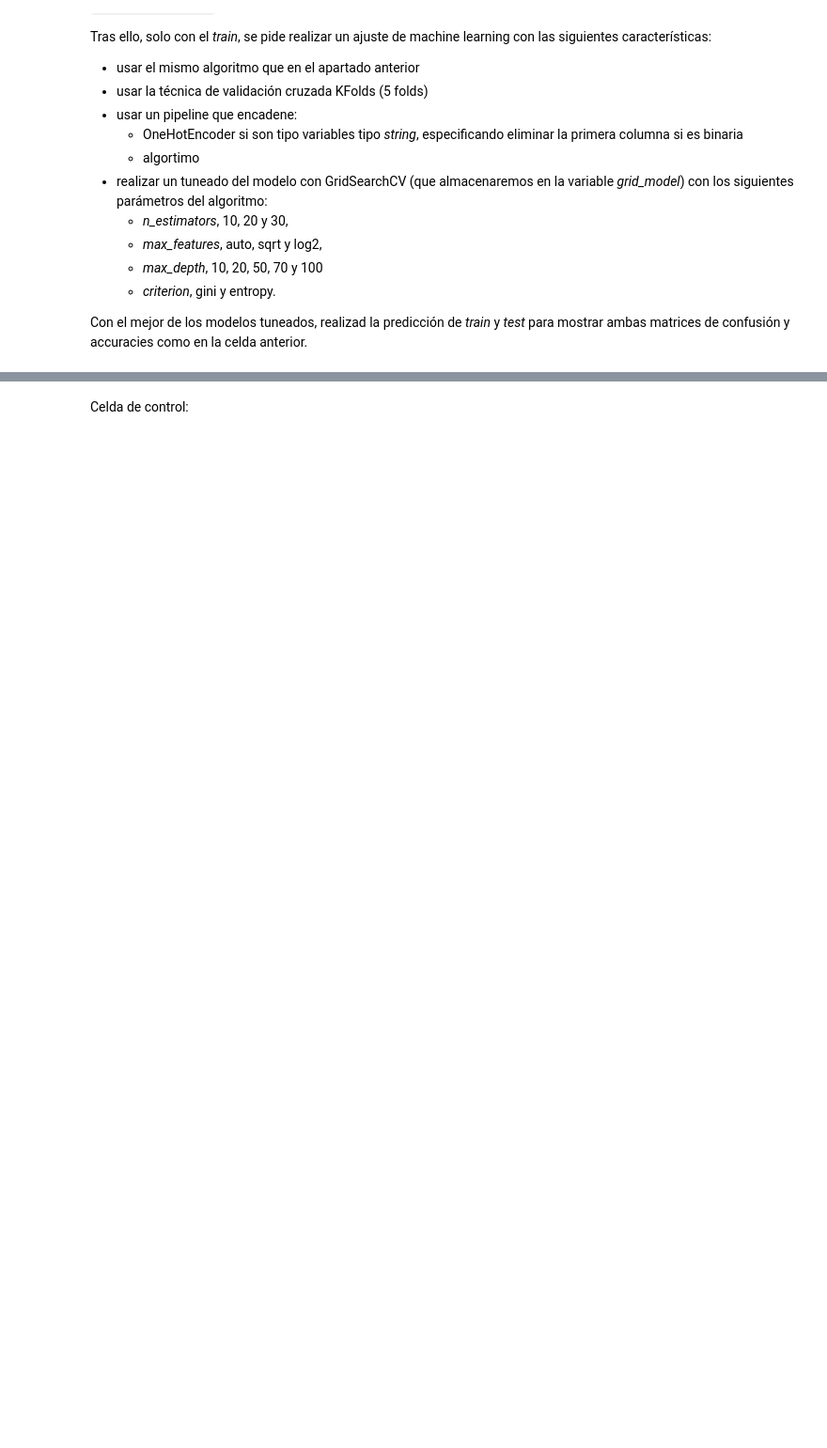
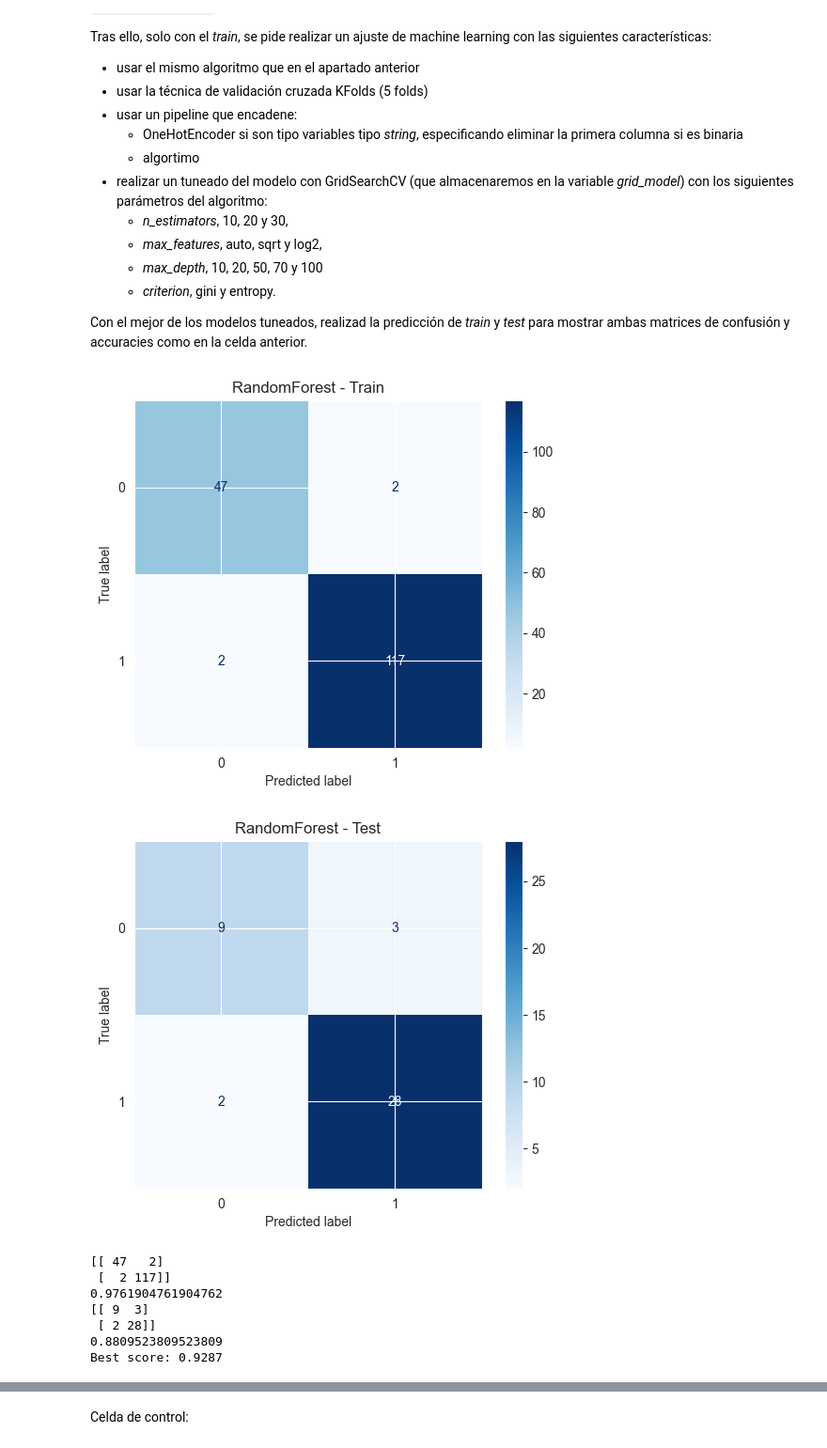
Before and after one commit to guille1006/Todos_los_trabajos, a Jupyter notebook: Machine learning tarea 2/ejercicio2_.ipynb, the cells around one changed output, grey strips where cells are left out. Shown at 94% size. Saved outputs shown, nothing was run; the diff lists cells and outputs as text; code cells hidden in the pictures; blank space fills up the shorter version.

```diff
--- a/Machine learning tarea 2/ejercicio2_.ipynb
+++ b/Machine learning tarea 2/ejercicio2_.ipynb
@@ -511,0 +495,74 @@ grid_model.best_estimator_
+# %%
+acc_train = 0
+acc_test = 0
+
+cm_train = np.array([[0, 0],[0, 0]])
+cm_test = np.array([[0, 0],[0, 0]])
+
+### Codigo del estudiante
+
+X_train, X_test, y_train, y_test = train_test_split(X, y, test_size=0.2, random_state=seed, stratify=y)
+
+preprocessor = ColumnTransformer(
+    transformers=[
+        ('cat', OneHotEncoder(drop='if_binary', handle_unknown='ignore'), cat_cols)
+    ],
+    remainder='passthrough'
+)
+
+pipeline = Pipeline(steps=[
+    ('preprocessing', preprocessor),
+    ('classifier', RandomForestClassifier(random_state=seed))
+])
+
+param_grid = {
+    'classifier__n_estimators': [10, 20, 30],
+    'classifier__max_features': ['auto', 'sqrt', 'log2'],
+    'classifier__max_depth': [10, 20, 50, 70, 100],
+    'classifier__criterion': ['gini', 'entropy']
+}
+
+cv = KFold(n_splits=5, shuffle=True, random_state=seed)
+
+grid_model = GridSearchCV(pipeline, param_grid, cv=cv, scoring='accuracy')
+
+grid_model.fit(X_train, y_train)
+best_model = grid_model.best_estimator_
+
+y_pred_train = best_model.predict(X_train)
+y_pred_test = best_model.predict(X_test)
+
+acc_train = accuracy_score(y_train, y_pred_train)
+acc_test = accuracy_score(y_test, y_pred_test)
+
+cm_train = confusion_matrix(y_train, y_pred_train)
+cm_test = confusion_matrix(y_test, y_pred_test)
+
+disp_train = ConfusionMatrixDisplay(confusion_matrix=cm_train)
+disp_train.plot(cmap='Blues')
+plt.title("RandomForest - Train")
+plt.show()
+
+disp_test = ConfusionMatrixDisplay(confusion_matrix=cm_test)
+disp_test.plot(cmap='Blues')
+plt.title("RandomForest - Test")
+plt.show()
+
+print(cm_train)
+print(acc_train)
+
+print(cm_test)
+print(acc_test)
+
+print(f'Best score: {grid_model.best_score_:.4f}')
+grid_model.best_estimator_
+# %% [output]
+[figure, added]
+[figure, added]
+[[ 47   2]
+ [  2 117]]
+0.9761904761904762
+[[ 9  3]
+ [ 2 28]]
+0.8809523809523809
+Best score: 0.9287
```
Also changed, not shown: parts of 2 cells of this notebook.
